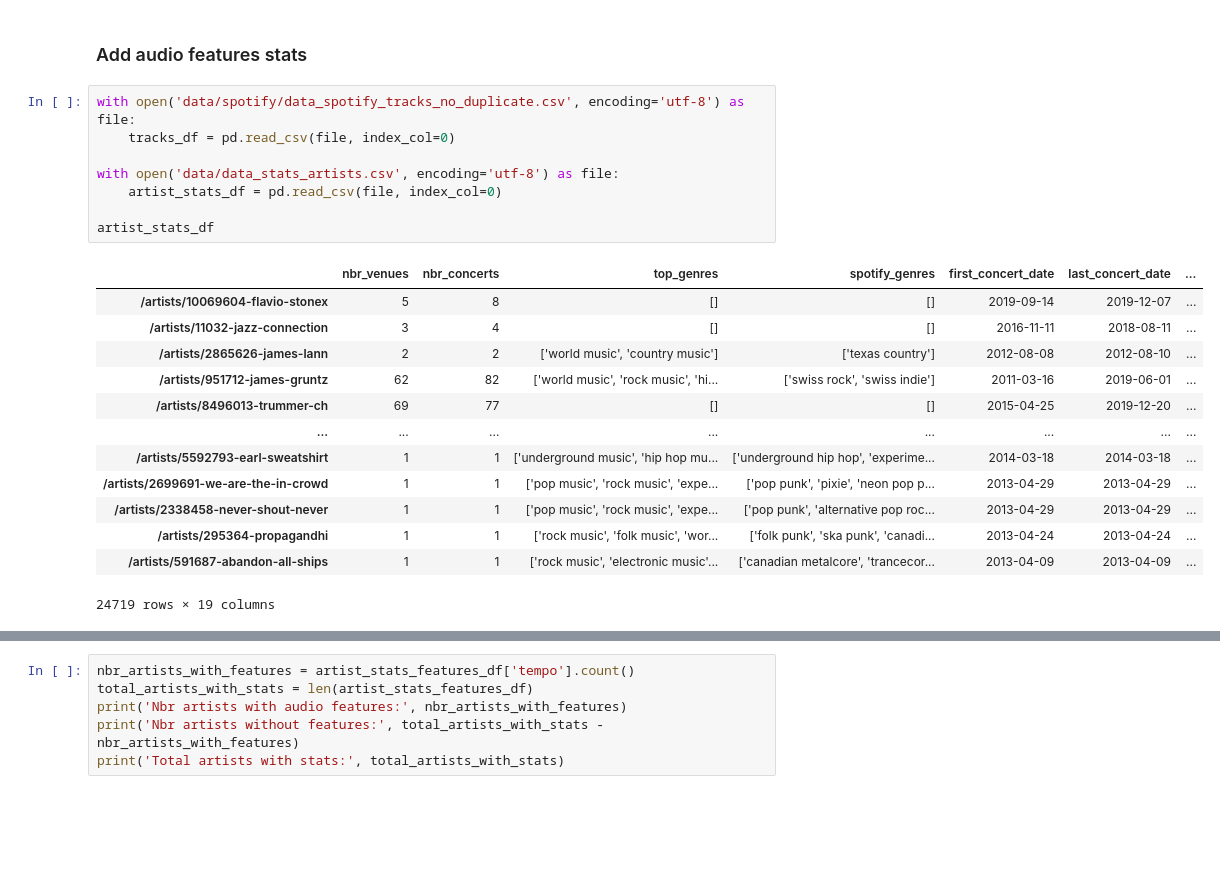
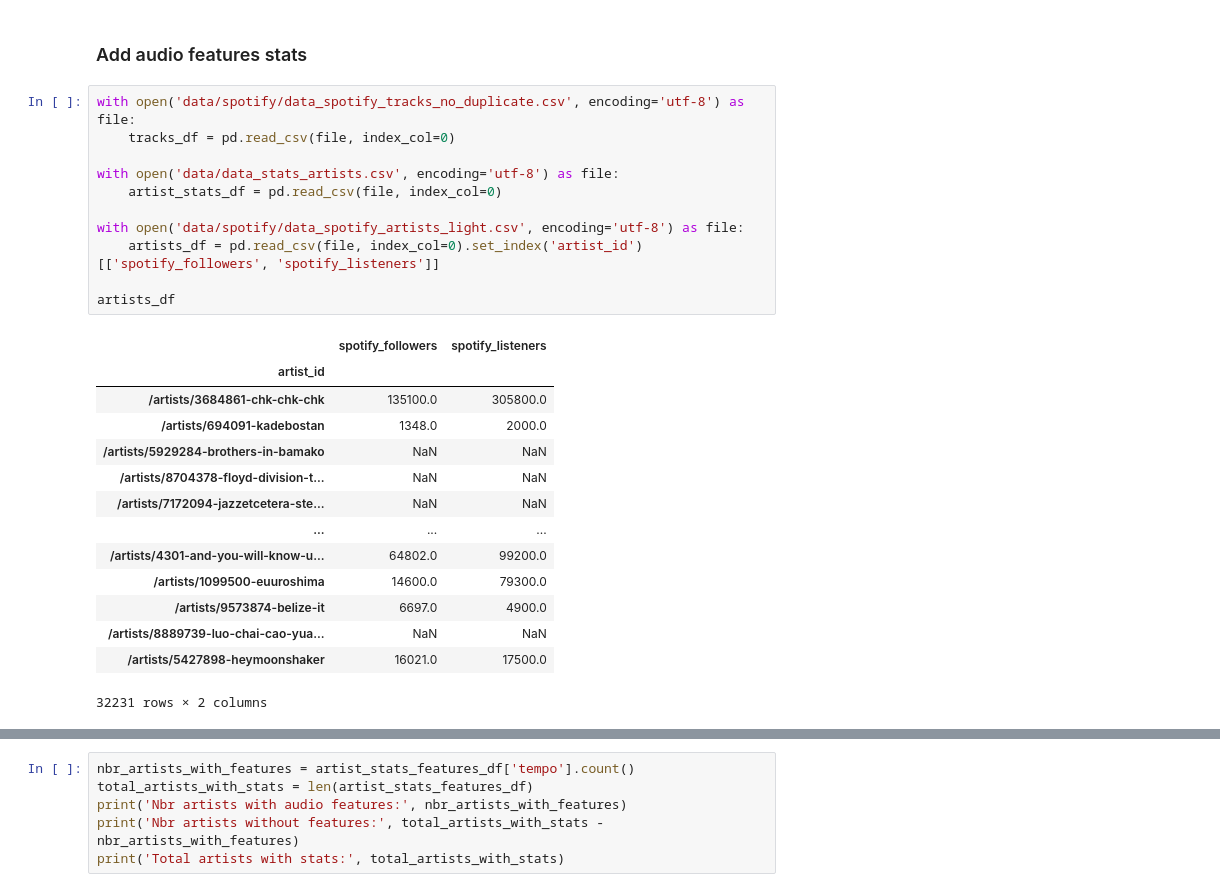
Before and after one commit to cyrillegc/thesis-redux, a Jupyter notebook: stats.ipynb, the cells around one changed output, grey strips where cells are left out. Cells and saved outputs as stored; diff of their text form; blank space fills up the shorter version.

```diff
--- a/stats.ipynb
+++ b/stats.ipynb
@@ -842,22 +844,26 @@ artist_stats_df.sort_values(by=['mobility_weighted_mean'])
 # %%
 with open('data/spotify/data_spotify_tracks_no_duplicate.csv', encoding='utf-8') as file:
     tracks_df = pd.read_csv(file, index_col=0)
 
 with open('data/data_stats_artists.csv', encoding='utf-8') as file:
     artist_stats_df = pd.read_csv(file, index_col=0)
 
-artist_stats_df
+with open('data/spotify/data_spotify_artists_light.csv', encoding='utf-8') as file:
+    artists_df = pd.read_csv(file, index_col=0).set_index('artist_id')[['spotify_followers', 'spotify_listeners']]
+
+artists_df
 # %% [output]
-|  | nbr_venues | nbr_concerts | top_genres | spotify_genres | first_concert_date | last_concert_date | ... |
-| /artists/10069604-flavio-stonex | 5 | 8 | [] | [] | 2019-09-14 | 2019-12-07 | ... |
-| /artists/11032-jazz-connection | 3 | 4 | [] | [] | 2016-11-11 | 2018-08-11 | ... |
-| /artists/2865626-james-lann | 2 | 2 | ['world music', 'country music'] | ['texas country'] | 2012-08-08 | 2012-08-10 | ... |
-| /artists/951712-james-gruntz | 62 | 82 | ['world music', 'rock music', 'hi... | ['swiss rock', 'swiss indie'] | 2011-03-16 | 2019-06-01 | ... |
-| /artists/8496013-trummer-ch | 69 | 77 | [] | [] | 2015-04-25 | 2019-12-20 | ... |
-| ... | ... | ... | ... | ... | ... | ... | ... |
-| /artists/5592793-earl-sweatshirt | 1 | 1 | ['underground music', 'hip hop mu... | ['underground hip hop', 'experime... | 2014-03-18 | 2014-03-18 | ... |
-| /artists/2699691-we-are-the-in-crowd | 1 | 1 | ['pop music', 'rock music', 'expe... | ['pop punk', 'pixie', 'neon pop p... | 2013-04-29 | 2013-04-29 | ... |
-| /artists/2338458-never-shout-never | 1 | 1 | ['pop music', 'rock music', 'expe... | ['pop punk', 'alternative pop roc... | 2013-04-29 | 2013-04-29 | ... |
-| /artists/295364-propagandhi | 1 | 1 | ['rock music', 'folk music', 'wor... | ['folk punk', 'ska punk', 'canadi... | 2013-04-24 | 2013-04-24 | ... |
-| /artists/591687-abandon-all-ships | 1 | 1 | ['rock music', 'electronic music'... | ['canadian metalcore', 'trancecor... | 2013-04-09 | 2013-04-09 | ... |
+|  | spotify_followers | spotify_listeners |
+| artist_id |  |  |
+| /artists/3684861-chk-chk-chk | 135100.0 | 305800.0 |
+| /artists/694091-kadebostan | 1348.0 | 2000.0 |
+| /artists/5929284-brothers-in-bamako | NaN | NaN |
+| /artists/8704378-floyd-division-t... | NaN | NaN |
+| /artists/7172094-jazzetcetera-ste... | NaN | NaN |
+| ... | ... | ... |
+| /artists/4301-and-you-will-know-u... | 64802.0 | 99200.0 |
+| /artists/1099500-euuroshima | 14600.0 | 79300.0 |
+| /artists/9573874-belize-it | 6697.0 | 4900.0 |
+| /artists/8889739-luo-chai-cao-yua... | NaN | NaN |
+| /artists/5427898-heymoonshaker | 16021.0 | 17500.0 |
-24719 rows × 19 columns
+32231 rows × 2 columns
```
Also changed, not shown: parts of 27 cells of this notebook, 7 other files.
